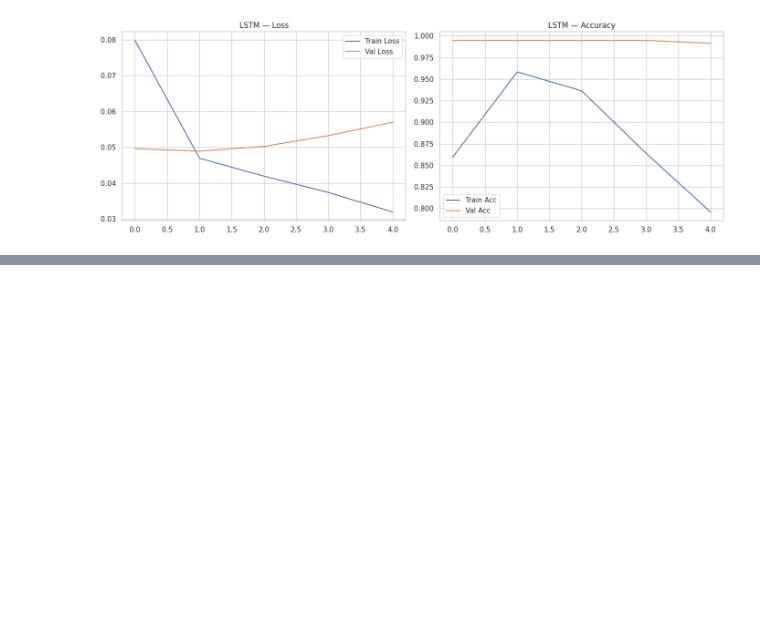
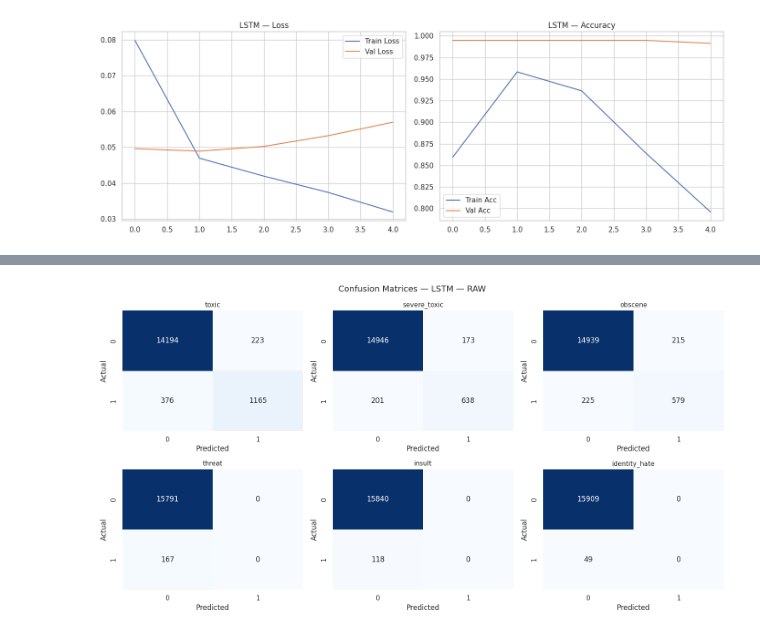
Before and after one commit to tanishataranoon/MY_ML_project, a Jupyter notebook: Toxic_Text_Classification_Comparison_.ipynb, the cells around one changed output, grey strips where cells are left out. Saved outputs shown, nothing was run; the diff lists cells and outputs as text; code cells hidden in the pictures; blank space fills up the shorter version.

```diff
--- a/Toxic_Text_Classification_Comparison_.ipynb
+++ b/Toxic_Text_Classification_Comparison_.ipynb
@@ -1324,0 +1354,26 @@ plt.show()
+# %%
+lstm_tok_raw = Tokenizer(num_words=Vocab_size, oov_token='<OOV>')
+lstm_tok_raw.fit_on_texts(X_train['raw'])
+
+def to_padded_raw(texts):
+    seqs = lstm_tok_raw.texts_to_sequences(texts)
+    return pad_sequences(seqs, maxlen= max_len ,padding='post', truncating='post')
+
+X_train_lstm_raw = to_padded_raw(X_train['raw'])
+X_val_lstm_raw   = to_padded_raw(X_val['raw'])
+X_test_lstm_raw  = to_padded_raw(X_test['raw'])
+
+lstm_raw_model = build_bilstm(Vocab_size, max_len, NUM_LABELS)
+
+t0 = time.time()
+lstm_raw_model.fit(
+    X_train_lstm_raw, y_train.values,
+    validation_data=(X_val_lstm_raw, y_val.values),
+    epochs=10, batch_size=256,
+    callbacks=callbacks, verbose=1
+)
+lstm_raw_train_time = time.time() - t0
+
+t0 = time.time()
+y_pred_lstm_raw = (lstm_raw_model.predict(X_test_lstm_raw) > 0.5).astype(int)
+lstm_raw_infer = time.time() - t0
@@ -1324,0 +1405,4 @@ plt.show()
+# %%
+plot_confusion('LSTM — RAW', y_test.values, y_pred_lstm_raw,label_cols)
+# %% [output]
+[figure, added]
```
Also changed, not shown: parts of 5 cells of this notebook.
